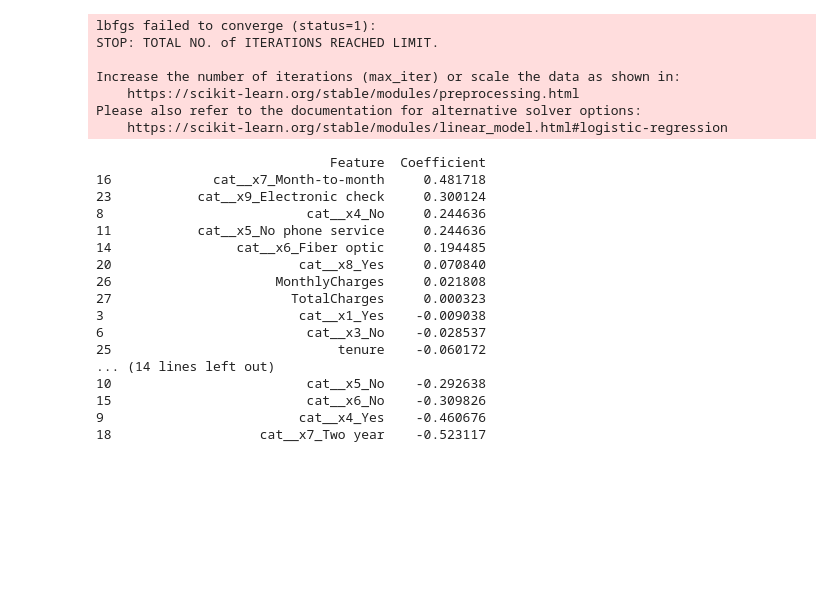
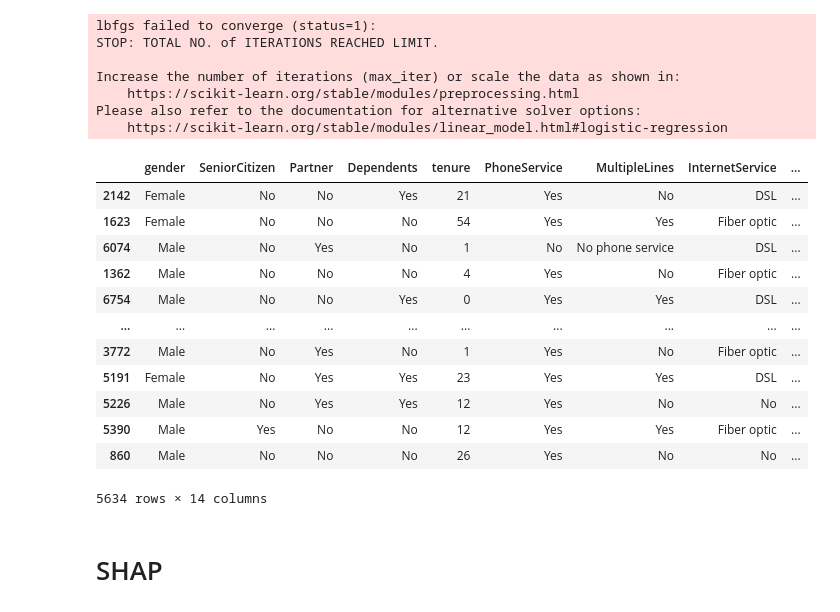
Before and after one commit to DonzerHD/classification_telco_churn, a Jupyter notebook: model.ipynb, the cells around one changed output. Saved outputs shown, nothing was run; the diff lists cells and outputs as text; code cells hidden in the pictures; blank space fills up the shorter version.

```diff
--- a/model.ipynb
+++ b/model.ipynb
@@ -65,7 +69,7 @@ numerical_features = [
 ]
 
 
-categorical_transformer = OneHotEncoder(sparse=True)
+categorical_transformer = OneHotEncoder(sparse_output=True)
 
 preprocessor = ColumnTransformer(
     transformers=[
@@ -74,7 +78,7 @@ preprocessor = ColumnTransformer(
     remainder="passthrough"
 )
 
-log_reg = LogisticRegression()  # increase max_iter
+log_reg = LogisticRegression()
 
 pipe = Pipeline([
      ('preprocessor', preprocessor),
@@ -109,33 +111,3 @@ Increase the number of iterations (max_iter) or scale the data as shown in:
     https://scikit-learn.org/stable/modules/preprocessing.html
 Please also refer to the documentation for alternative solver options:
     https://scikit-learn.org/stable/modules/linear_model.html#logistic-regression
-# %%
-# Obtenir les coefficients du modèle
-coefficients = pipe.named_steps['log_reg'].coef_[0]
-
-# Obtenir les noms des caractéristiques après le prétraitement
-feature_names = pipe.named_steps['preprocessor'].get_feature_names()
-
-# Créer un DataFrame pour stocker les caractéristiques et leurs coefficients
-feature_importance = pd.DataFrame({'Feature': feature_names, 'Coefficient': coefficients})
-
-# Afficher le DataFrame trié par importance
-print(feature_importance.sort_values(by='Coefficient', ascending=False))
-# %% [output]
-                              Feature  Coefficient
-16             cat__x7_Month-to-month     0.481718
-23           cat__x9_Electronic check     0.300124
-8                          cat__x4_No     0.244636
-11           cat__x5_No phone service     0.244636
-14                cat__x6_Fiber optic     0.194485
-20                        cat__x8_Yes     0.070840
-26                     MonthlyCharges     0.021808
-27                       TotalCharges     0.000323
-3                         cat__x1_Yes    -0.009038
-6                          cat__x3_No    -0.028537
-25                             tenure    -0.060172
-... (14 lines left out)
-10                         cat__x5_No    -0.292638
-15                         cat__x6_No    -0.309826
-9                         cat__x4_Yes    -0.460676
-18                   cat__x7_Two year    -0.523117
@@ -152,0 +114,18 @@ y_pred_test = pipe.predict(X_test)
+# %%
+X_train
+# %% [output]
+|  | gender | SeniorCitizen | Partner | Dependents | tenure | PhoneService | MultipleLines | InternetService | ... |
+| 2142 | Female | No | No | Yes | 21 | Yes | No | DSL | ... |
+| 1623 | Female | No | No | No | 54 | Yes | Yes | Fiber optic | ... |
+| 6074 | Male | No | Yes | No | 1 | No | No phone service | DSL | ... |
+| 1362 | Male | No | No | No | 4 | Yes | No | Fiber optic | ... |
+| 6754 | Male | No | No | Yes | 0 | Yes | Yes | DSL | ... |
+| ... | ... | ... | ... | ... | ... | ... | ... | ... | ... |
+| 3772 | Male | No | Yes | No | 1 | Yes | No | Fiber optic | ... |
+| 5191 | Female | No | Yes | Yes | 23 | Yes | Yes | DSL | ... |
+| 5226 | Male | No | Yes | Yes | 12 | Yes | No | No | ... |
+| 5390 | Male | Yes | No | No | 12 | Yes | Yes | Fiber optic | ... |
+| 860 | Male | No | No | No | 26 | Yes | No | No | ... |
+5634 rows × 14 columns
+# %% [markdown]
+# SHAP
```
Also changed, not shown: parts of 7 cells of this notebook, 1 other file.
